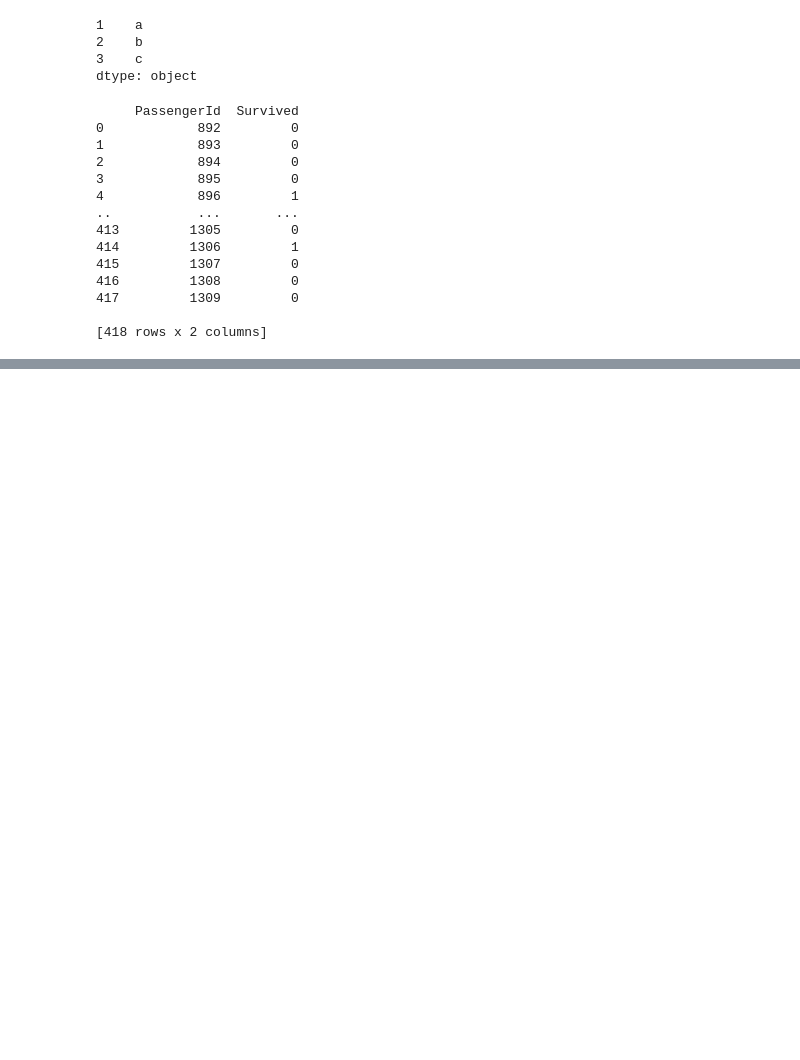
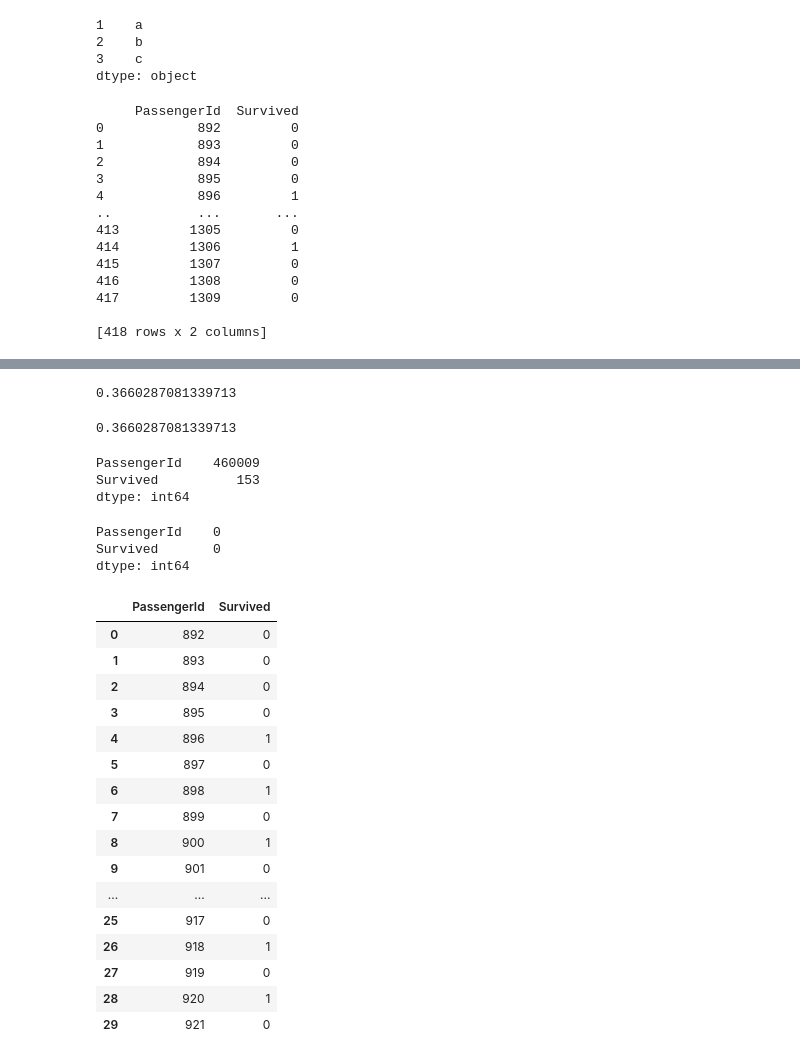
Before and after one commit to Pavandunghav/DATA-SCIENCE-AND-MACHINE-LEARNING, a Jupyter notebook: pandas.ipynb, the cells around one changed output, grey strips where cells are left out. Cells and saved outputs as stored; diff of their text form; code cells hidden in the pictures; blank space fills up the shorter version.

```diff
--- a/pandas.ipynb
+++ b/pandas.ipynb
@@ -42,0 +93,46 @@ TypeError: 'index' is an invalid keyword argument for print()
+# %%
+f2=f1['Survived']
+f2.mean()
+# %% [output]
+0.3660287081339713
+# %%
+f1['Survived'].mean()
+# %% [output]
+0.3660287081339713
+# %%
+# sum of all the columns
+
+f1.sum()
+# %% [output]
+PassengerId    460009
+Survived          153
+dtype: int64
+# %%
+f1.product()
+# %% [output]
+PassengerId    0
+Survived       0
+dtype: int64
+# %%
+#  selecting and viwing the data ....
+
+
+f1.head(30)
+# %% [output]
+|  | PassengerId | Survived |
+| 0 | 892 | 0 |
+| 1 | 893 | 0 |
+| 2 | 894 | 0 |
+| 3 | 895 | 0 |
+| 4 | 896 | 1 |
+| 5 | 897 | 0 |
+| 6 | 898 | 1 |
+| 7 | 899 | 0 |
+| 8 | 900 | 1 |
+| 9 | 901 | 0 |
+| ... | ... | ... |
+| 25 | 917 | 0 |
+| 26 | 918 | 1 |
+| 27 | 919 | 0 |
+| 28 | 920 | 1 |
+| 29 | 921 | 0 |
```
Also changed, not shown: parts of 31 cells of this notebook, 1 other file.
